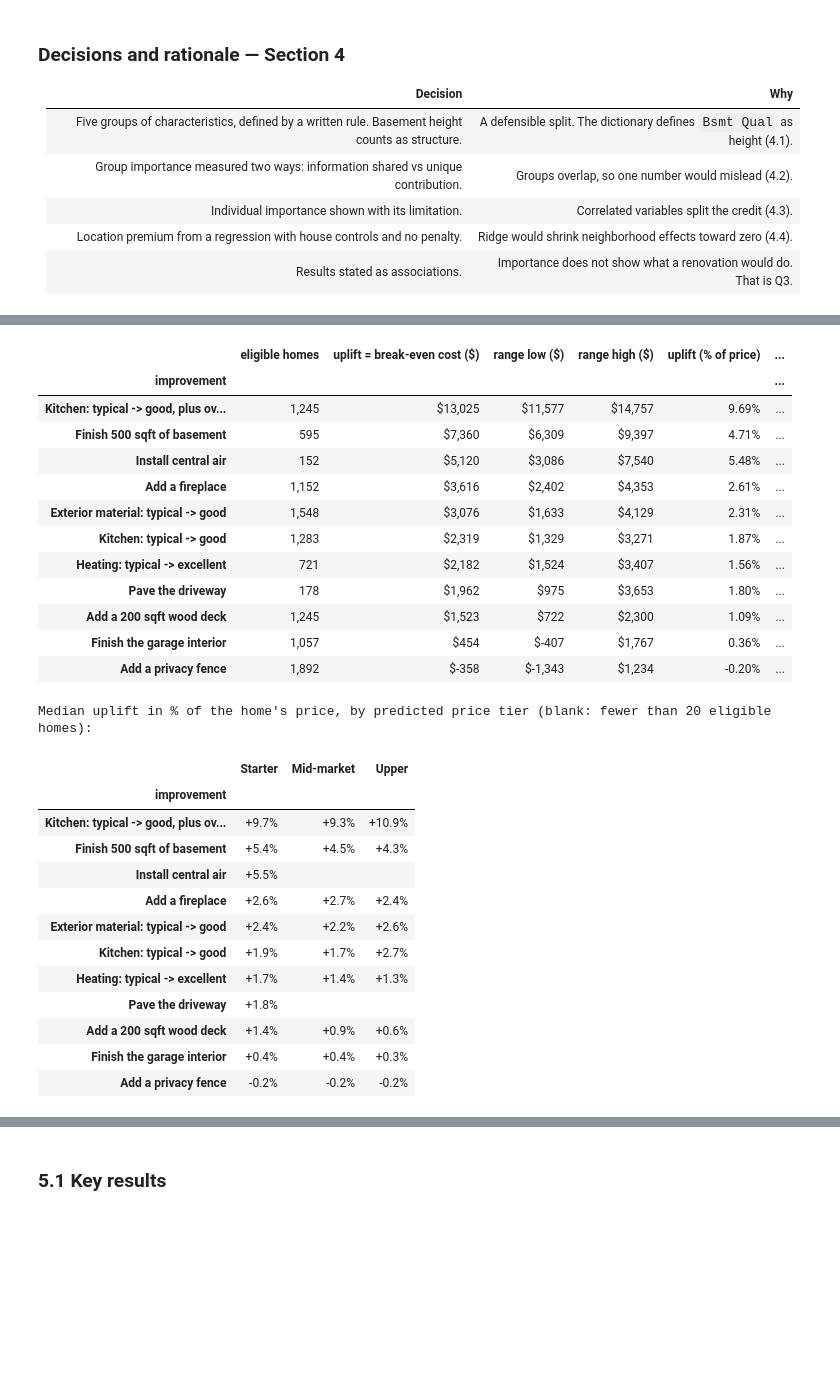
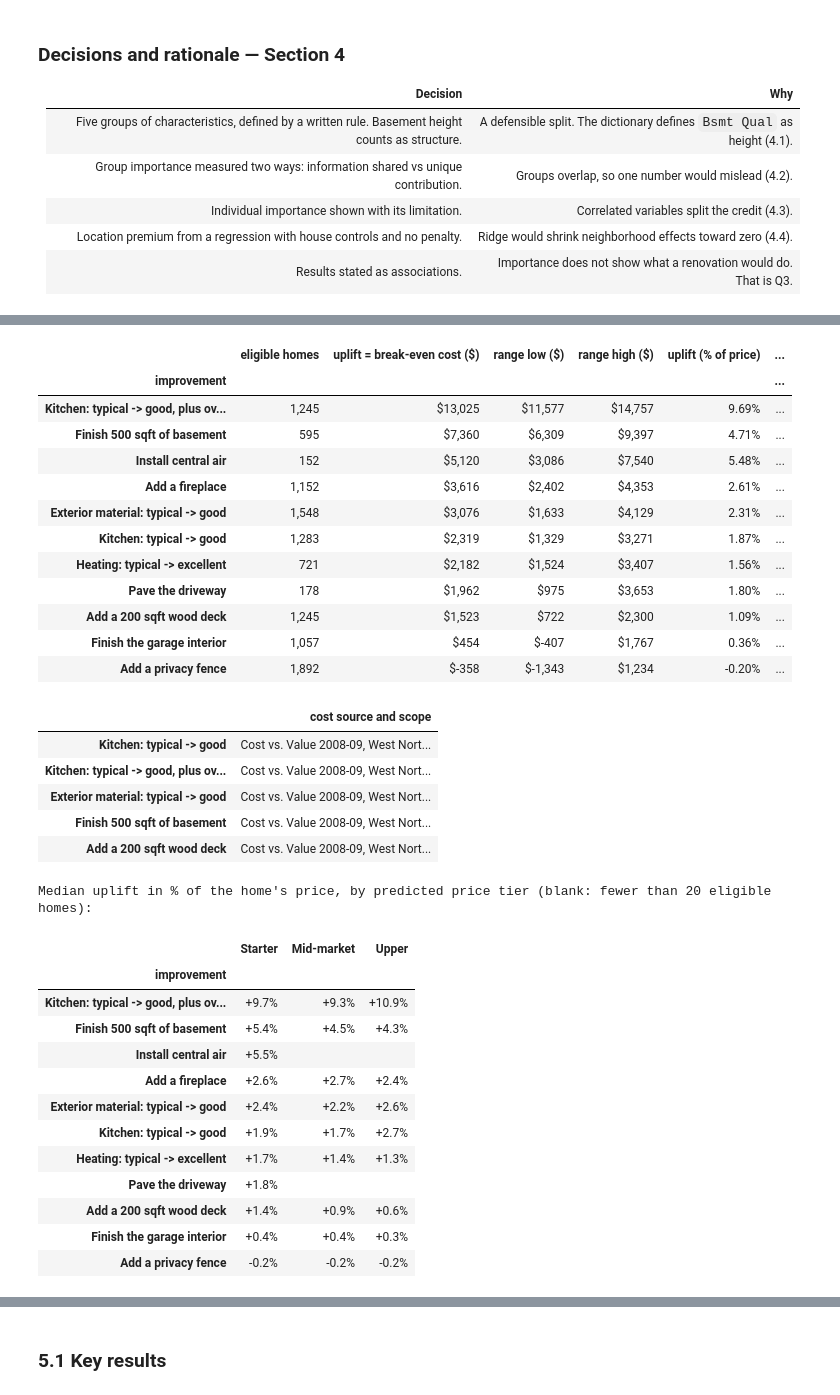
Before and after one commit to daniosp/final-proyect-ml, a Jupyter notebook: main/clearview_analysis.ipynb, the cells around one changed output, grey strips where cells are left out. Cells and saved outputs as stored; diff of their text form; code cells hidden in the pictures; blank space fills up the shorter version.

```diff
--- a/main/clearview_analysis.ipynb
+++ b/main/clearview_analysis.ipynb
@@ -3131,61 +3147,75 @@ roi_rows = []
 for n, (b, a) in before_after.items():
     up = point[n]
     lo, hi = np.percentile(refit_medians[n], [2.5, 97.5])
-    c_lo, c_hi = COST_ASSUMPTIONS[n]
-    verdict = ("pays for itself" if lo >= c_hi else "does not pay back at resale" if hi < c_lo
-               else "depends on the actual cost")
+    bench = COST_BENCHMARKS[n]
+    if bench is None:
+        c_lo = c_hi = resale = np.nan
+        verdict = "no published cost: worth it only below the break-even"
+    else:
+        c_lo, c_hi, resale, _ = bench
+        verdict = ("pays for itself" if lo >= c_hi else "does not pay back at resale" if hi < c_lo
+                   else "depends on the actual cost")
     roi_rows.append({"improvement": n, "eligible homes": len(b),
                      "uplift = break-even cost ($)": np.median(up), "range low ($)": lo, "range high ($)": hi,
                      "uplift (% of price)": 100 * np.median(up / np.exp(final_predict_log(b))),
                      "Ridge-only check ($)": ridge_check[n],
-                     "assumed cost low ($)": c_lo, "assumed cost high ($)": c_hi,
-                     "share of mid cost recovered (%)": 100 * np.median(up) / ((c_lo + c_hi) / 2),
-                     "verdict vs assumed cost": verdict})
+                     "published cost low ($)": c_lo, "published cost high ($)": c_hi,
+                     "Realtors' resale estimate, 2008 ($)": resale,
+                     "uplift as % of published cost": 100 * np.median(up) / ((c_lo + c_hi) / 2),
+                     "verdict": verdict})
 roi = pd.DataFrame(roi_rows).set_index("improvement").sort_values("uplift = break-even cost ($)", ascending=False)
 
 # Does the uplift differ by price tier (Section 3.4)? Median uplift in % of the home's price
 tier_rows = []
 for n, (b, a) in before_after.items():
     pct = 100 * point[n] / np.exp(final_predict_log(b))
     tiers = tier_of(final_predict_log(b))
     tier_rows.append({"improvement": n, **{t: np.median(pct[tiers == t]) if (tiers == t).sum() >= 20 else np.nan
                                            for t in TIER_NAMES}})
 uplift_by_tier = pd.DataFrame(tier_rows).set_index("improvement").loc[roi.index]
 with pd.option_context("display.max_colwidth", None):
     display(format_table(roi, ints=["eligible homes"],
                          money=["uplift = break-even cost ($)", "range low ($)", "range high ($)", "Ridge-only check ($)",
-                                "assumed cost low ($)", "assumed cost high ($)"],
-                         pct=["uplift (% of price)", "share of mid cost recovered (%)"]))
+                                "published cost low ($)", "published cost high ($)", "Realtors' resale estimate, 2008 ($)"],
+                         pct=["uplift (% of price)", "uplift as % of published cost"]))
+    sources = pd.Series({n: b[3] for n, b in COST_BENCHMARKS.items() if b is not None}, name="cost source and scope")
+    display(sources.to_frame())
 print("Median uplift in % of the home's price, by predicted price tier (blank: fewer than 20 eligible homes):")
 format_table(uplift_by_tier, pct_signed=TIER_NAMES)
 # %% [output]
 |  | eligible homes | uplift = break-even cost ($) | range low ($) | range high ($) | uplift (% of price) | ... |
 | improvement |  |  |  |  |  | ... |
 | Kitchen: typical -> good, plus ov... | 1,245 | $13,025 | $11,577 | $14,757 | 9.69% | ... |
 | Finish 500 sqft of basement | 595 | $7,360 | $6,309 | $9,397 | 4.71% | ... |
 | Install central air | 152 | $5,120 | $3,086 | $7,540 | 5.48% | ... |
 | Add a fireplace | 1,152 | $3,616 | $2,402 | $4,353 | 2.61% | ... |
 | Exterior material: typical -> good | 1,548 | $3,076 | $1,633 | $4,129 | 2.31% | ... |
 | Kitchen: typical -> good | 1,283 | $2,319 | $1,329 | $3,271 | 1.87% | ... |
 | Heating: typical -> excellent | 721 | $2,182 | $1,524 | $3,407 | 1.56% | ... |
 | Pave the driveway | 178 | $1,962 | $975 | $3,653 | 1.80% | ... |
 | Add a 200 sqft wood deck | 1,245 | $1,523 | $722 | $2,300 | 1.09% | ... |
 | Finish the garage interior | 1,057 | $454 | $-407 | $1,767 | 0.36% | ... |
 | Add a privacy fence | 1,892 | $-358 | $-1,343 | $1,234 | -0.20% | ... |
+|  | cost source and scope |
+| Kitchen: typical -> good | Cost vs. Value 2008-09, West Nort... |
+| Kitchen: typical -> good, plus ov... | Cost vs. Value 2008-09, West Nort... |
+| Exterior material: typical -> good | Cost vs. Value 2008-09, West Nort... |
+| Finish 500 sqft of basement | Cost vs. Value 2008-09, West Nort... |
+| Add a 200 sqft wood deck | Cost vs. Value 2008-09, West Nort... |
 Median uplift in % of the home's price, by predicted price tier (blank: fewer than 20 eligible homes):
-|  | Starter | Mid-market | Upper |
-| improvement |  |  |  |
-| Kitchen: typical -> good, plus ov... | +9.7% | +9.3% | +10.9% |
-| Finish 500 sqft of basement | +5.4% | +4.5% | +4.3% |
-| Install central air | +5.5% |  |  |
-| Add a fireplace | +2.6% | +2.7% | +2.4% |
-| Exterior material: typical -> good | +2.4% | +2.2% | +2.6% |
-| Kitchen: typical -> good | +1.9% | +1.7% | +2.7% |
-| Heating: typical -> excellent | +1.7% | +1.4% | +1.3% |
-| Pave the driveway | +1.8% |  |  |
-| Add a 200 sqft wood deck | +1.4% | +0.9% | +0.6% |
-| Finish the garage interior | +0.4% | +0.4% | +0.3% |
-| Add a privacy fence | -0.2% | -0.2% | -0.2% |
+|  | Starter | Mid-market | Upper |
+| improvement |  |  |  |
+| Kitchen: typical -> good, plus ov... | +9.7% | +9.3% | +10.9% |
+| Finish 500 sqft of basement | +5.4% | +4.5% | +4.3% |
+| Install central air | +5.5% |  |  |
+| Add a fireplace | +2.6% | +2.7% | +2.4% |
+| Exterior material: typical -> good | +2.4% | +2.2% | +2.6% |
+| Kitchen: typical -> good | +1.9% | +1.7% | +2.7% |
+| Heating: typical -> excellent | +1.7% | +1.4% | +1.3% |
+| Pave the driveway | +1.8% |  |  |
+| Add a 200 sqft wood deck | +1.4% | +0.9% | +0.6% |
+| Finish the garage interior | +0.4% | +0.4% | +0.3% |
+| Add a privacy fence | -0.2% | -0.2% | -0.2% |
 # %%
 plot_r = roi.iloc[::-1]
 fig, ax = plt.subplots(figsize=(11, 6.2))
```
Also changed, not shown: parts of 11 cells of this notebook, 2 other files.
